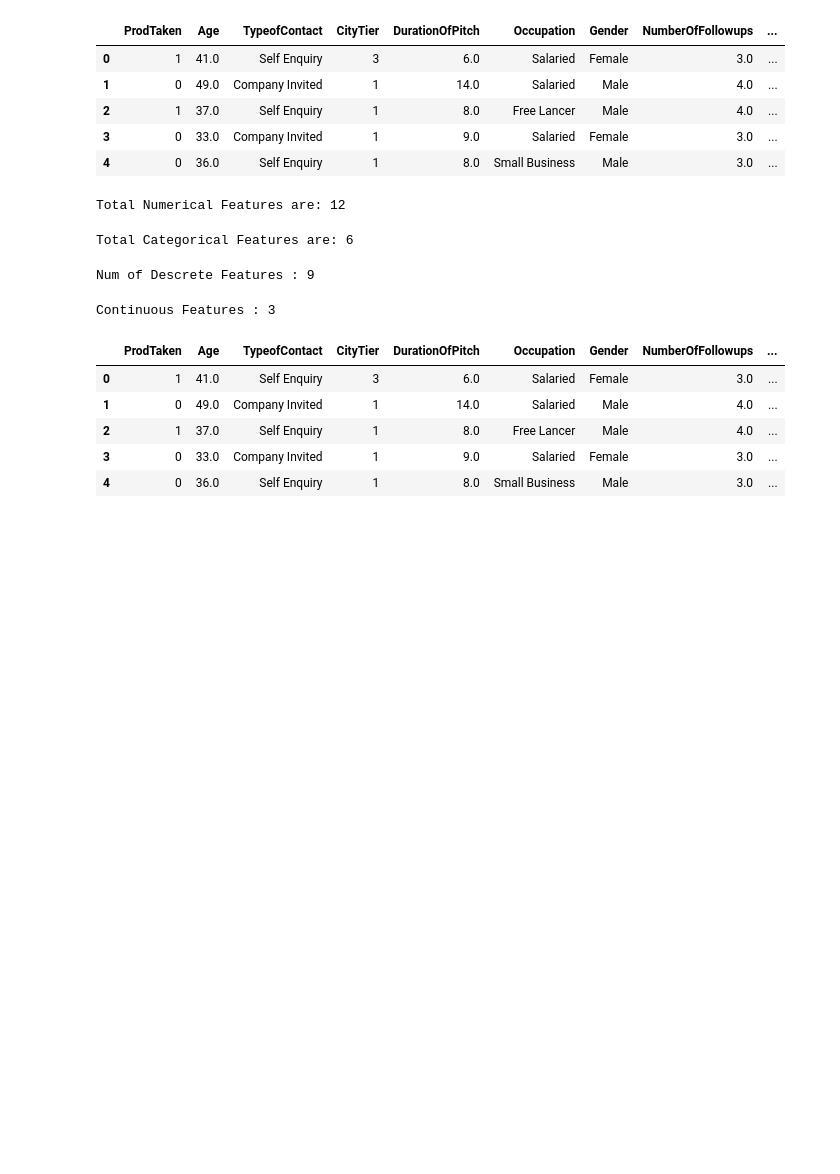
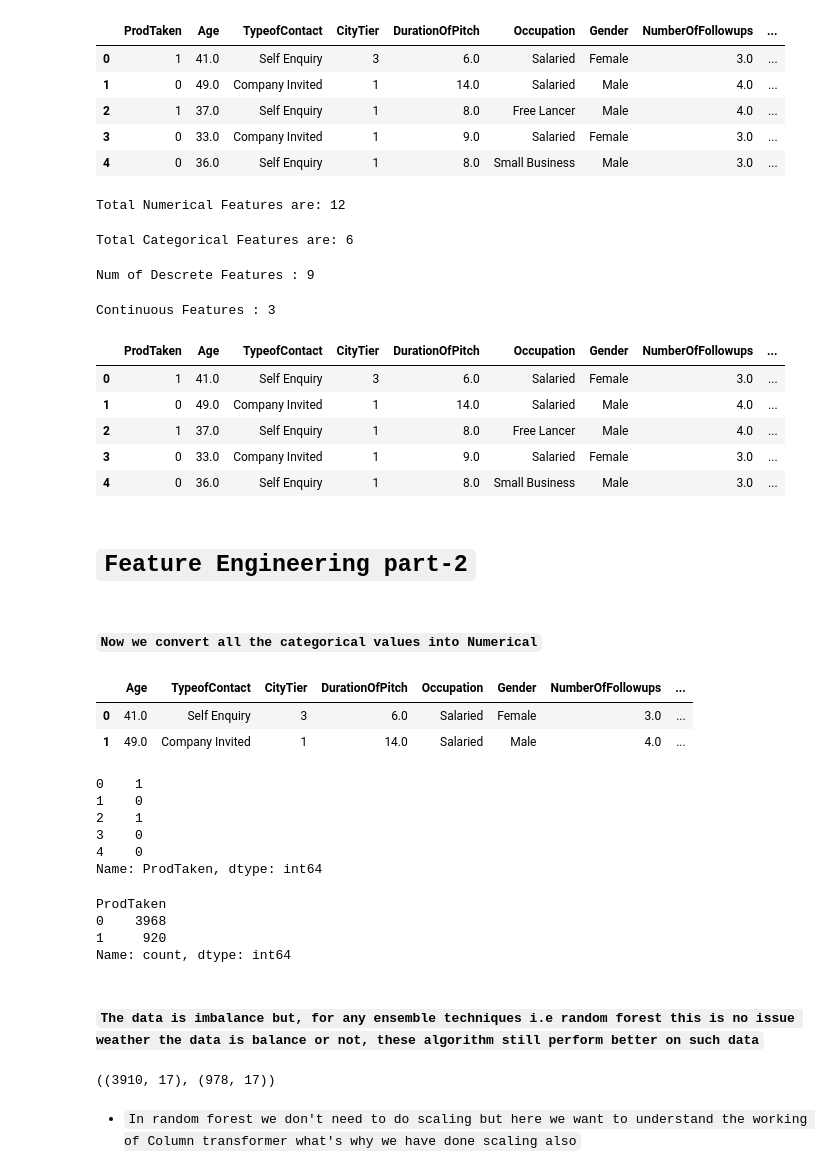
Before and after one commit to ShoaibMuhammad123/Specialization, a Jupyter notebook: 4. Machine Learning/09. RandomForest/01. RandomForest Implimentation.ipynb, the cells around one changed output. Saved outputs shown, nothing was run; the diff lists cells and outputs as text; code cells hidden in the pictures; blank space fills up the shorter version.

```diff
--- a/4. Machine Learning/09. RandomForest/01. RandomForest Implimentation.ipynb
+++ b/4. Machine Learning/09. RandomForest/01. RandomForest Implimentation.ipynb
@@ -355,3 +355,7 @@ df.head()
 | 4 | 0 | 36.0 | Self Enquiry | 1 | 8.0 | Small Business | Male | 3.0 | ... |
 # %%
 ## There are still Preprocessing needed
+# %% [markdown]
+# `Feature Engineering part-2`
+# %% [markdown]
+#### `Now we convert all the categorical values into Numerical`
@@ -357,0 +369,31 @@ df.head()
+# %%
+X.head(2)
+# %% [output]
+|  | Age | TypeofContact | CityTier | DurationOfPitch | Occupation | Gender | NumberOfFollowups | ... |
+| 0 | 41.0 | Self Enquiry | 3 | 6.0 | Salaried | Female | 3.0 | ... |
+| 1 | 49.0 | Company Invited | 1 | 14.0 | Salaried | Male | 4.0 | ... |
+# %%
+y.head()
+# %% [output]
+0    1
+1    0
+2    1
+3    0
+4    0
+Name: ProdTaken, dtype: int64
+# %%
+### To check the balanceness of data
+y.value_counts()
+# %% [output]
+ProdTaken
+0    3968
+1     920
+Name: count, dtype: int64
+# %% [markdown]
+#### `The data is imbalance but, for any ensemble techniques i.e random forest this is no issue weather the data is balance or not, these algorithm still perform better on such data`
+# %%
+X_train,X_test,y_train,y_test = train_test_split(X,y, test_size=.2,random_state=42)
+
+X_train.shape,X_test.shape
+# %% [output]
+((3910, 17), (978, 17))
@@ -357,0 +418,2 @@ df.head()
+# %% [markdown]
+* `In random forest we don't need to do scaling but here we want to understand the working of Column transformer what's why we have done scaling also`
```
Also changed, not shown: parts of 27 cells of this notebook, 1 other file.
